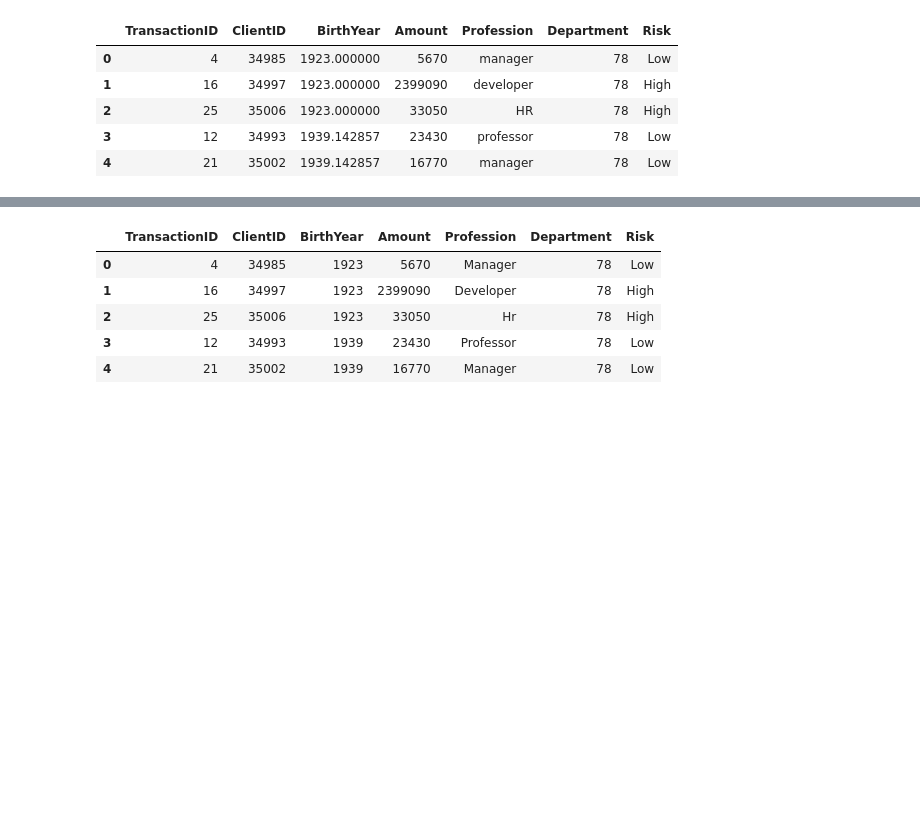
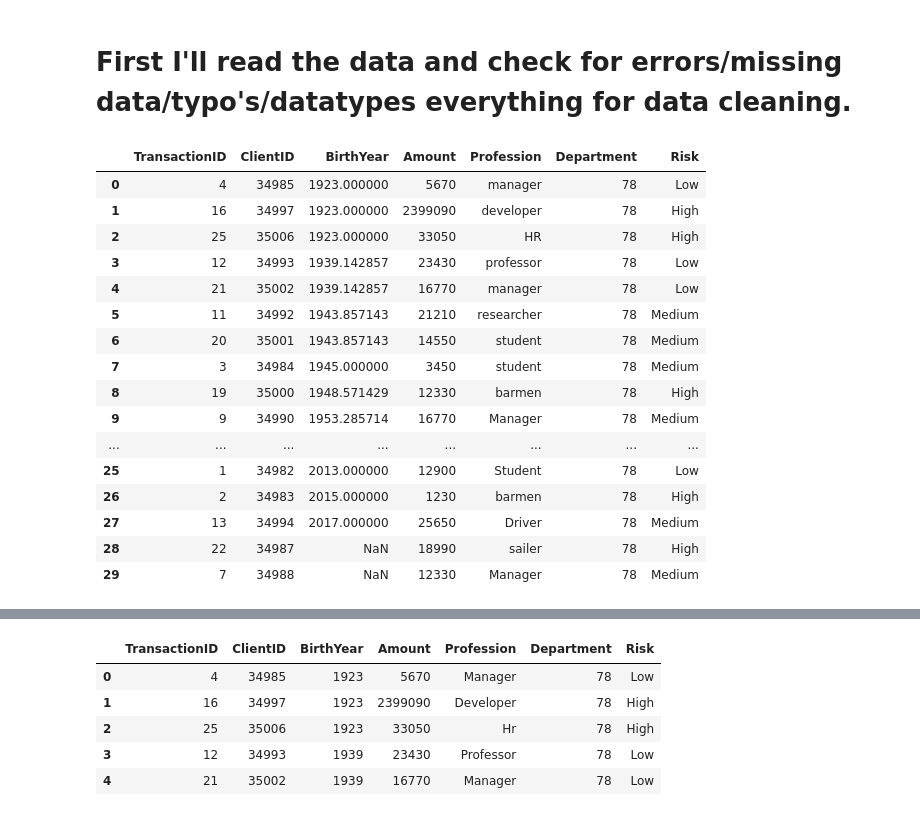
Before and after one commit to berkayersoy/IronLabs, a Jupyter notebook: module_1/lab33/lab33.ipynb, the cells around one changed output, grey strips where cells are left out. Cells and saved outputs as stored; diff of their text form; code cells hidden in the pictures; blank space fills up the shorter version.

```diff
--- a/module_1/lab33/lab33.ipynb
+++ b/module_1/lab33/lab33.ipynb
@@ -1,12 +1,25 @@
 # %%
 import pandas as pd
+# %% [markdown]
+# First I'll read the data and check for errors/missing data/typo's/datatypes everything for data cleaning.
 # %%
 df = pd.read_excel("example_data_cleaning.xlsx")
-df.head()
+df
 # %% [output]
 |  | TransactionID | ClientID | BirthYear | Amount | Profession | Department | Risk |
 | 0 | 4 | 34985 | 1923.000000 | 5670 | manager | 78 | Low |
 | 1 | 16 | 34997 | 1923.000000 | 2399090 | developer | 78 | High |
 | 2 | 25 | 35006 | 1923.000000 | 33050 | HR | 78 | High |
 | 3 | 12 | 34993 | 1939.142857 | 23430 | professor | 78 | Low |
 | 4 | 21 | 35002 | 1939.142857 | 16770 | manager | 78 | Low |
+| 5 | 11 | 34992 | 1943.857143 | 21210 | researcher | 78 | Medium |
+| 6 | 20 | 35001 | 1943.857143 | 14550 | student | 78 | Medium |
+| 7 | 3 | 34984 | 1945.000000 | 3450 | student | 78 | Medium |
+| 8 | 19 | 35000 | 1948.571429 | 12330 | barmen | 78 | High |
+| 9 | 9 | 34990 | 1953.285714 | 16770 | Manager | 78 | Medium |
+| ... | ... | ... | ... | ... | ... | ... | ... |
+| 25 | 1 | 34982 | 2013.000000 | 12900 | Student | 78 | Low |
+| 26 | 2 | 34983 | 2015.000000 | 1230 | barmen | 78 | High |
+| 27 | 13 | 34994 | 2017.000000 | 25650 | Driver | 78 | Medium |
+| 28 | 22 | 34987 | NaN | 18990 | sailer | 78 | High |
+| 29 | 7 | 34988 | NaN | 12330 | Manager | 78 | Medium |
```
Also changed, not shown: parts of 12 cells of this notebook.
